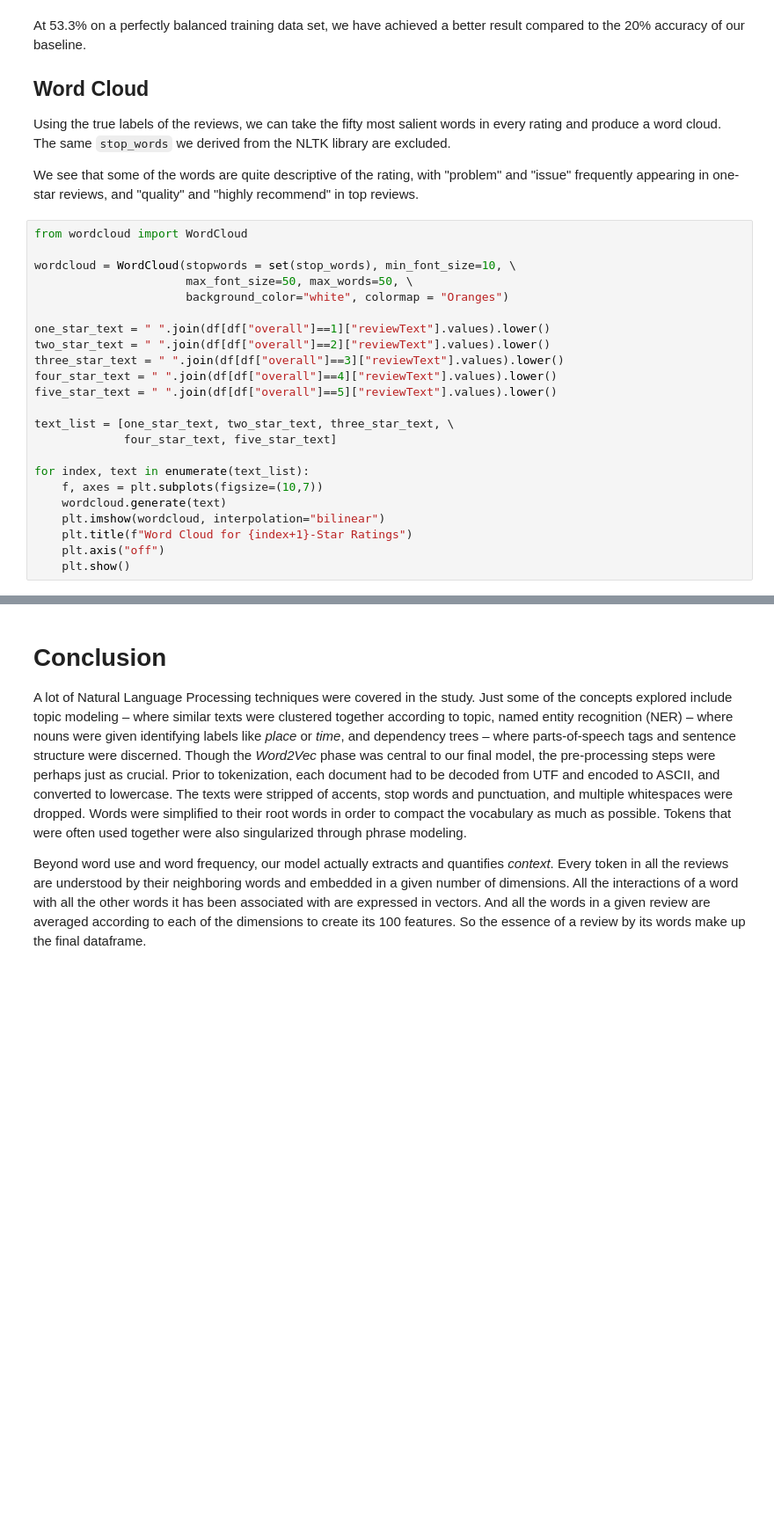
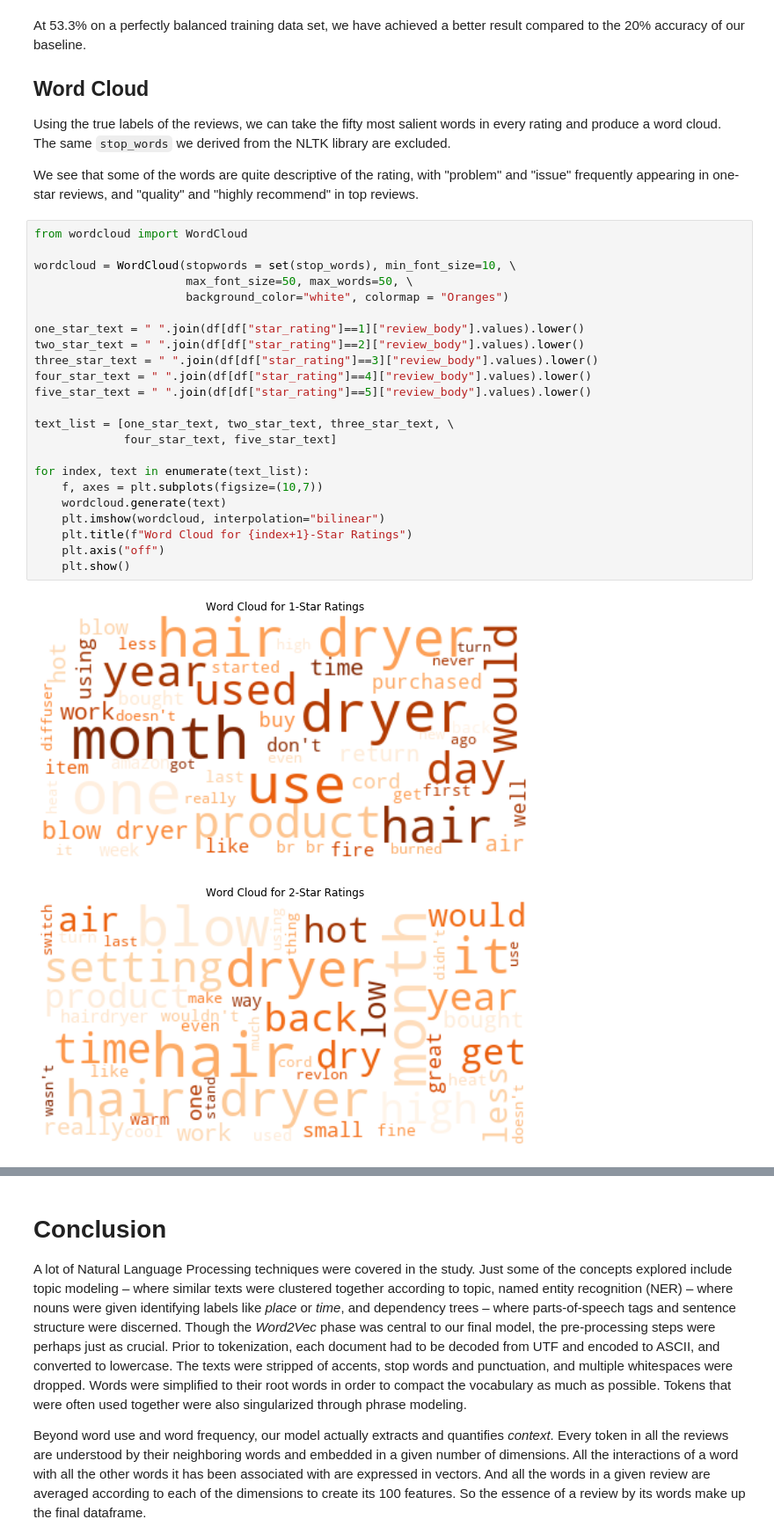
Before and after one commit to Ryan0v0/MCM2020_problemC, a Jupyter notebook: Amazon Reviews NLP.ipynb, the cells around one changed output, grey strips where cells are left out. Shown at 88% size. Cells and saved outputs as stored; diff of their text form; blank space fills up the shorter version.

```diff
--- a/Amazon Reviews NLP.ipynb
+++ b/Amazon Reviews NLP.ipynb
@@ -1017,23 +1192,26 @@ We see that some of the words are quite descriptive of the rating, with "problem
 # %%
 from wordcloud import WordCloud
 
 wordcloud = WordCloud(stopwords = set(stop_words), min_font_size=10, \
                       max_font_size=50, max_words=50, \
                       background_color="white", colormap = "Oranges")
 
-one_star_text = " ".join(df[df["overall"]==1]["reviewText"].values).lower()
-two_star_text = " ".join(df[df["overall"]==2]["reviewText"].values).lower()
-three_star_text = " ".join(df[df["overall"]==3]["reviewText"].values).lower()
-four_star_text = " ".join(df[df["overall"]==4]["reviewText"].values).lower()
-five_star_text = " ".join(df[df["overall"]==5]["reviewText"].values).lower()
+one_star_text = " ".join(df[df["star_rating"]==1]["review_body"].values).lower()
+two_star_text = " ".join(df[df["star_rating"]==2]["review_body"].values).lower()
+three_star_text = " ".join(df[df["star_rating"]==3]["review_body"].values).lower()
+four_star_text = " ".join(df[df["star_rating"]==4]["review_body"].values).lower()
+five_star_text = " ".join(df[df["star_rating"]==5]["review_body"].values).lower()
 
 text_list = [one_star_text, two_star_text, three_star_text, \
              four_star_text, five_star_text]
 
 for index, text in enumerate(text_list):
     f, axes = plt.subplots(figsize=(10,7))
     wordcloud.generate(text)
     plt.imshow(wordcloud, interpolation="bilinear")
     plt.title(f"Word Cloud for {index+1}-Star Ratings")
     plt.axis("off")
     plt.show()
+# %% [output]
+[figure, added]
+[figure, added]
```
Also changed, not shown: parts of 63 cells of this notebook.
